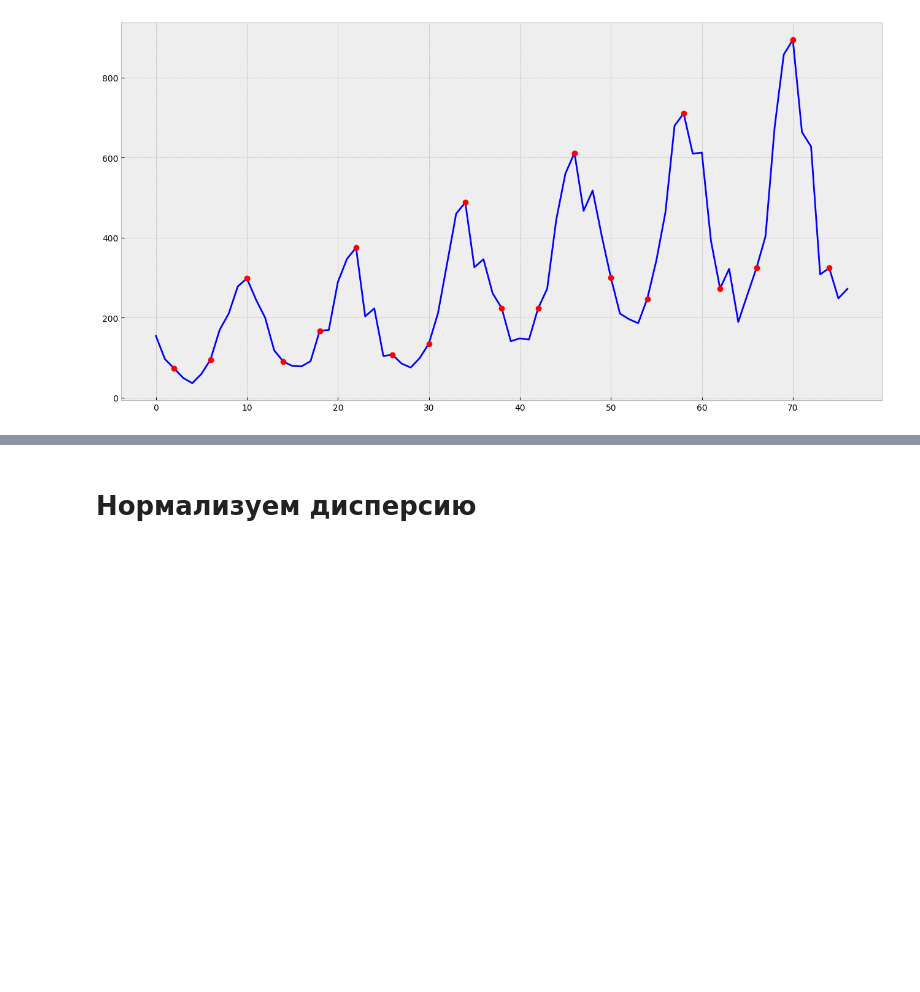
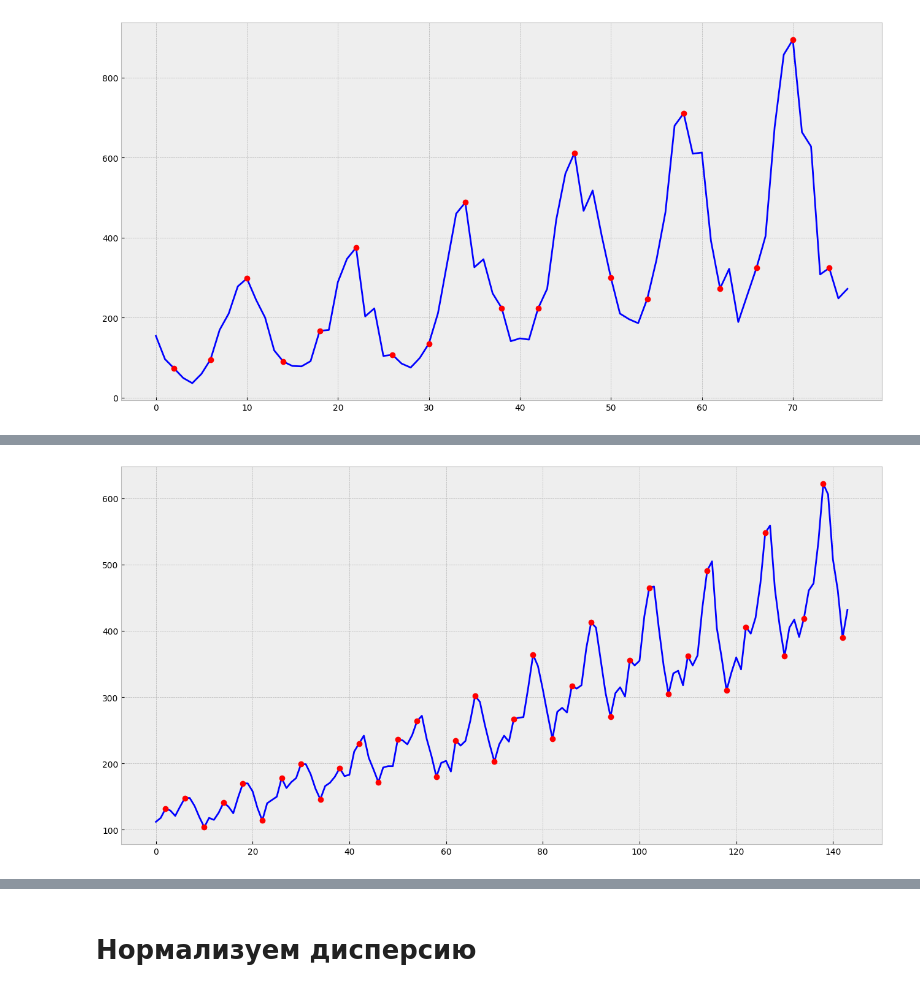
Before and after one commit to AIhexNICK-MAIL-RU/ML-projects-new, a Jupyter notebook: Net_mod4_hw1_v0.ipynb, the cells around one changed output, grey strips where cells are left out. Saved outputs shown, nothing was run; the diff lists cells and outputs as text; code cells hidden in the pictures; blank space fills up the shorter version.

```diff
--- a/Net_mod4_hw1_v0.ipynb
+++ b/Net_mod4_hw1_v0.ipynb
@@ -53,0 +68,4 @@ plot_ts_and_points(sales_of_company_x['Count'], 2, 4)
+# %%
+plot_ts_and_points(airlines_passengers['Count'], 2, 4)
+# %% [output]
+[figure, added]
```
Also changed, not shown: parts of 28 cells of this notebook.
